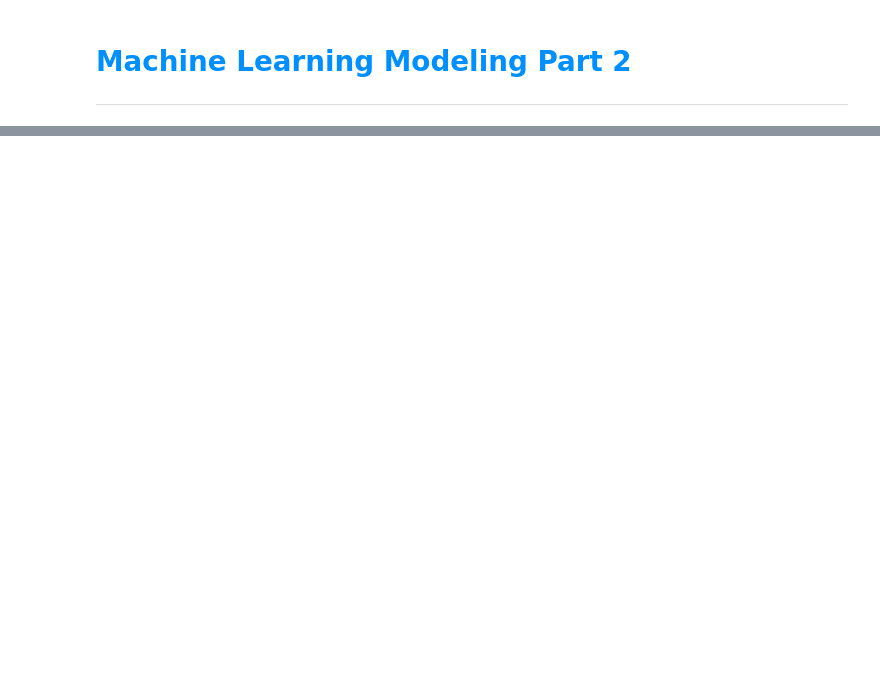
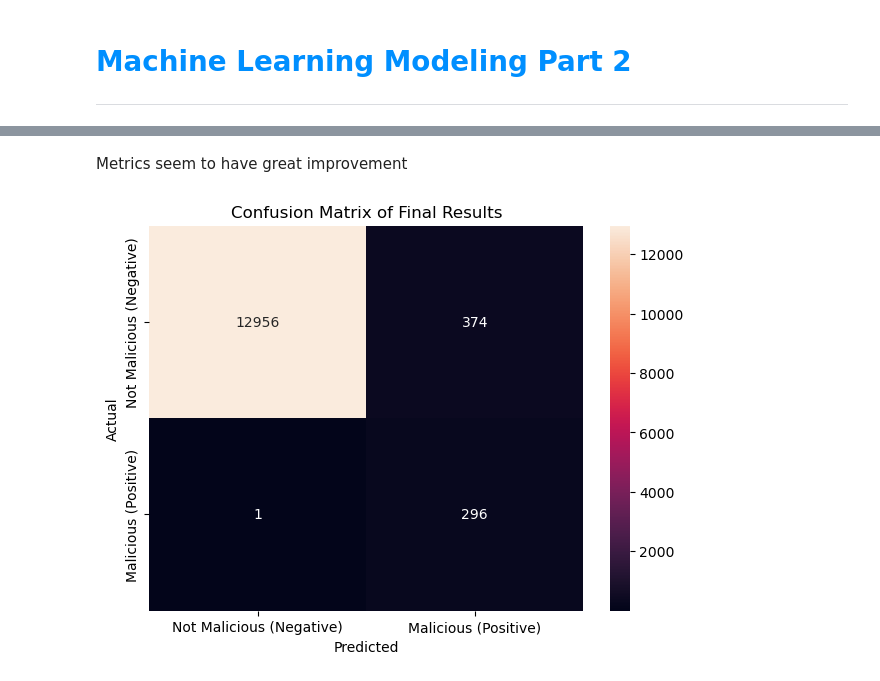
Before and after one commit to JustinBui/CPSC483-URL-Classifier, a Jupyter notebook: 3 - ML Modeling Part 2.ipynb, the cells around one changed output, grey strips where cells are left out. Drawn from its saved outputs; the diff is of its cells as text; code cells hidden in the pictures; blank space fills up the shorter version.

```diff
--- a/3 - ML Modeling Part 2.ipynb
+++ b/3 - ML Modeling Part 2.ipynb
@@ -39,0 +279,36 @@ random.seed(42)
+# %%
+# Function to have all 4 models make a majority vote
+def vote_predictions(row):
+    reduced_features_1 = ['who_is', 'https', 'profanity_score_prob', 'js_len_scaled', 'js_obf_len_scaled']
+    knn_input = [row.loc[reduced_features_1]]
+
+    reduced_features_2 = ['url_vect', 'is_gov_tld', 'js_obf_len_scaled']
+    gnb_dc_rfc_input = [row.loc[reduced_features_2]]
+
+    # Each models predicts
+    preds = []
+    preds.append(knn_reduced.predict(knn_input)[0])
+    preds.append(gnb_reduced.predict(gnb_dc_rfc_input)[0])
+    preds.append(dc_reduced.predict(gnb_dc_rfc_input)[0])
+    preds.append(rfc_reduced.predict(gnb_dc_rfc_input)[0])
+
+    vote_counts = collections.Counter(preds)
+
+    if vote_counts[0] > vote_counts[1]:
+        return 0
+    elif vote_counts[0] < vote_counts[1]:
+        return 1
+    else: # If tie, randomly choose either one
+        return random.choice([0, 1])
+
+
+start_time = time.time()
+
+predictions_reduced = []
+for index, row in X_test.iterrows():
+    # Take majority vote
+    vote = vote_predictions(row)
+    predictions_reduced.append(vote)
+
+
+print("***Elapsed time to make predictions --- %s seconds ---***" % (time.time() - start_time))
@@ -39,0 +434,6 @@ random.seed(42)
+# %% [markdown]
+Metrics seem to have great improvement
+# %%
+draw_conf_matrix(y_test, final_predictions, 'Confusion Matrix of Final Results')
+# %% [output]
+[figure, added]
```
Also changed, not shown: parts of 24 cells of this notebook, 1 other file.
